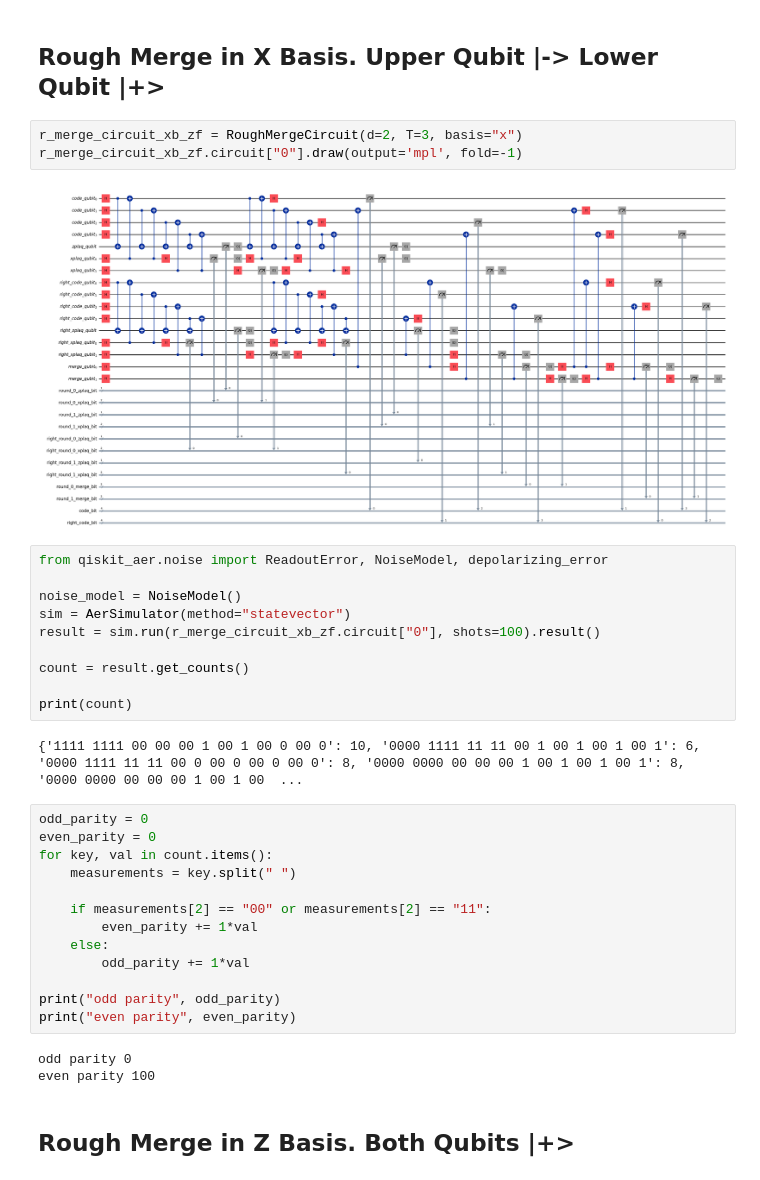
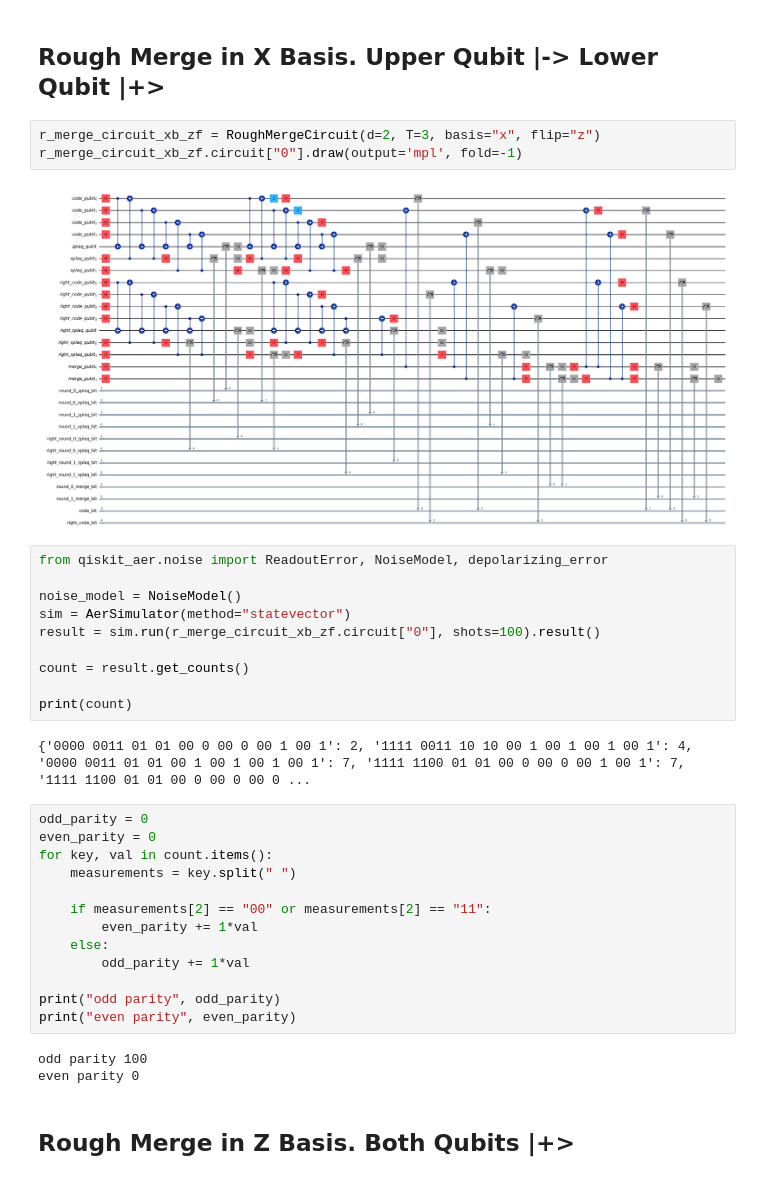
Before and after one commit to labros7107/qc_surface_code_simulation, a Jupyter notebook: experiments/qiskit_qec.ipynb, the cells around one changed output. Drawn from its saved outputs; the diff is of its cells as text.

Commit message:
fix basis

```diff
--- a/experiments/qiskit_qec.ipynb
+++ b/experiments/qiskit_qec.ipynb
@@ -254,10 +254,10 @@ even parity 100
 # %% [markdown]
 ## Rough Merge in X Basis. Upper Qubit |-> Lower Qubit |+>
 # %%
-r_merge_circuit_xb_zf = RoughMergeCircuit(d=2, T=3, basis="x")
+r_merge_circuit_xb_zf = RoughMergeCircuit(d=2, T=3, basis="x", flip="z")
 r_merge_circuit_xb_zf.circuit["0"].draw(output='mpl', fold=-1)
 # %% [output]
-[figure, old version]
+[figure, new version]
 # %%
 from qiskit_aer.noise import ReadoutError, NoiseModel, depolarizing_error
 
@@ -269,7 +269,7 @@ count = result.get_counts()
 
 print(count)
 # %% [output]
-{'1111 1111 00 00 00 1 00 1 00 0 00 0': 10, '0000 1111 11 11 00 1 00 1 00 1 00 1': 6, '0000 1111 11 11 00 0 00 0 00 0 00 0': 8, '0000 0000 00 00 00 1 00 1 00 1 00 1': 8, '0000 0000 00 00 00 1 00 1 00  ...
+{'0000 0011 01 01 00 0 00 0 00 1 00 1': 2, '1111 0011 10 10 00 1 00 1 00 1 00 1': 4, '0000 0011 01 01 00 1 00 1 00 1 00 1': 7, '1111 1100 01 01 00 0 00 0 00 1 00 1': 7, '1111 1100 01 01 00 0 00 0 00 0 ...
 # %%
 odd_parity = 0
 even_parity = 0
@@ -284,8 +284,8 @@ for key, val in count.items():
 print("odd parity", odd_parity)
 print("even parity", even_parity)
 # %% [output]
-odd parity 0
-even parity 100
+odd parity 100
+even parity 0
 # %% [markdown]
 ## Rough Merge in Z Basis. Both Qubits |+>
 # %%
```
